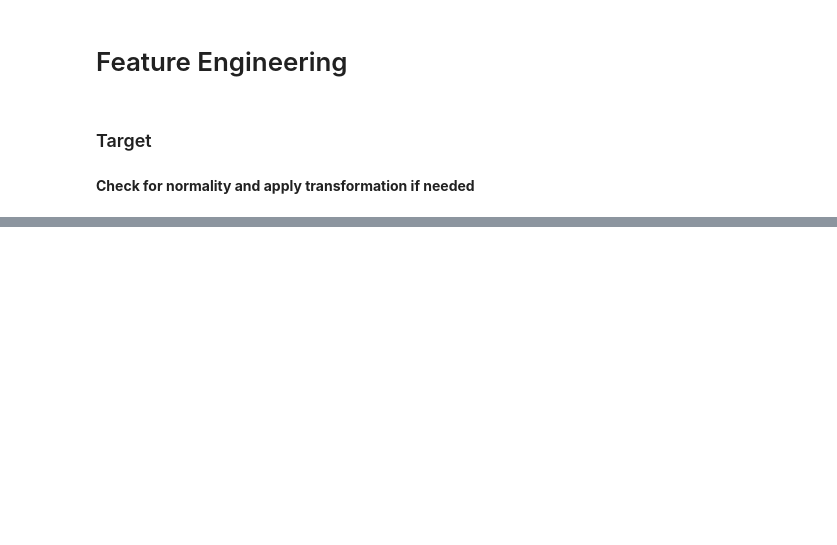
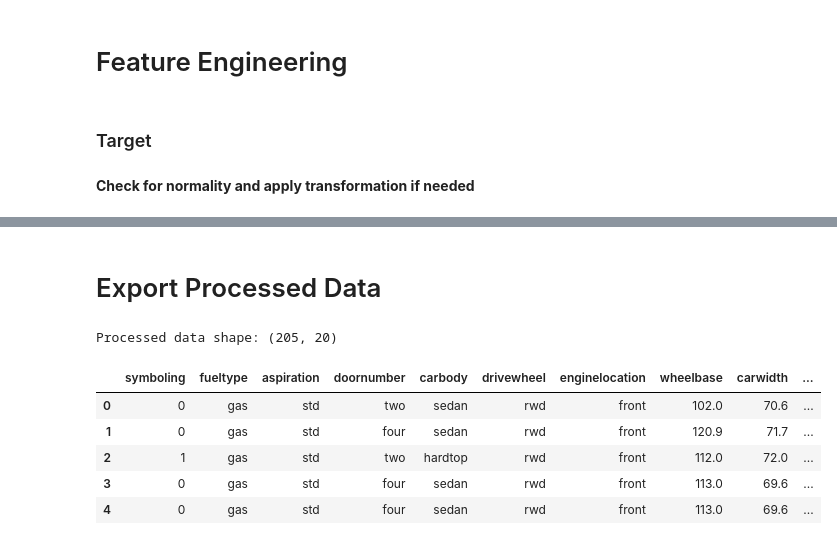
Before and after one commit to KishenSharma6/CarPricesPrediction, a Jupyter notebook: Notebooks/Preprocessing/20201019_Preprocessing.ipynb, the cells around one changed output, grey strips where cells are left out. Saved outputs shown, nothing was run; the diff lists cells and outputs as text; code cells hidden in the pictures; blank space fills up the shorter version.

```diff
--- a/Notebooks/Preprocessing/20201019_Preprocessing.ipynb
+++ b/Notebooks/Preprocessing/20201019_Preprocessing.ipynb
@@ -270,0 +241,14 @@ Index(['fueltype', 'aspiration', 'doornumber', 'carbody', 'drivewheel',
+# %% [markdown]
+# Export Processed Data
+# %%
+#Check processed_df
+print('Processed data shape:', processed_data.shape)
+display(processed_data.head())
+# %% [output]
+Processed data shape: (205, 20)
+|  | symboling | fueltype | aspiration | doornumber | carbody | drivewheel | enginelocation | wheelbase | carwidth | ... |
+| 0 | 0 | gas | std | two | sedan | rwd | front | 102.0 | 70.6 | ... |
+| 1 | 0 | gas | std | four | sedan | rwd | front | 120.9 | 71.7 | ... |
+| 2 | 1 | gas | std | two | hardtop | rwd | front | 112.0 | 72.0 | ... |
+| 3 | 0 | gas | std | four | sedan | rwd | front | 113.0 | 69.6 | ... |
+| 4 | 0 | gas | std | four | sedan | rwd | front | 113.0 | 69.6 | ... |
```
Also changed, not shown: parts of 26 cells of this notebook.
